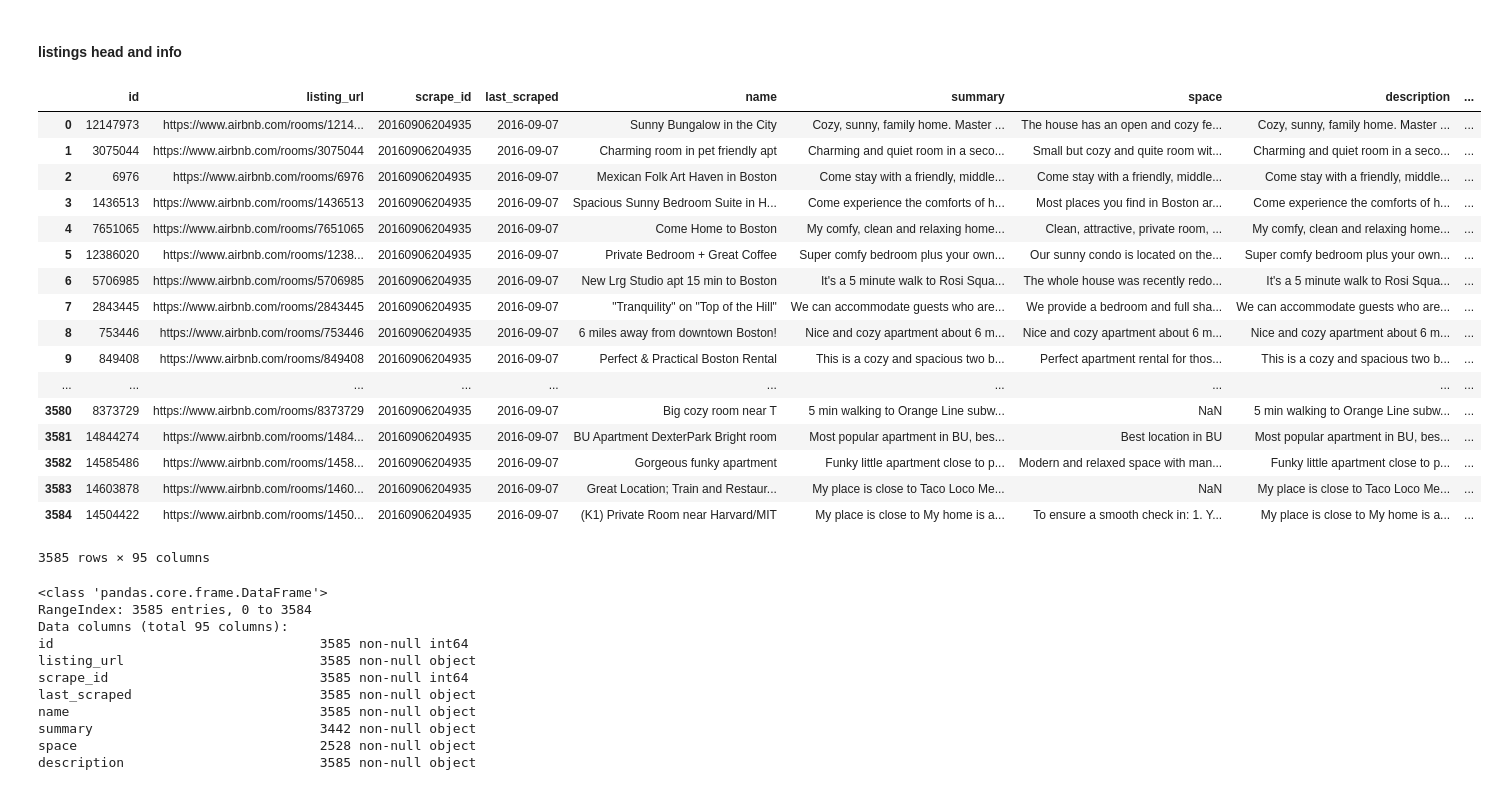
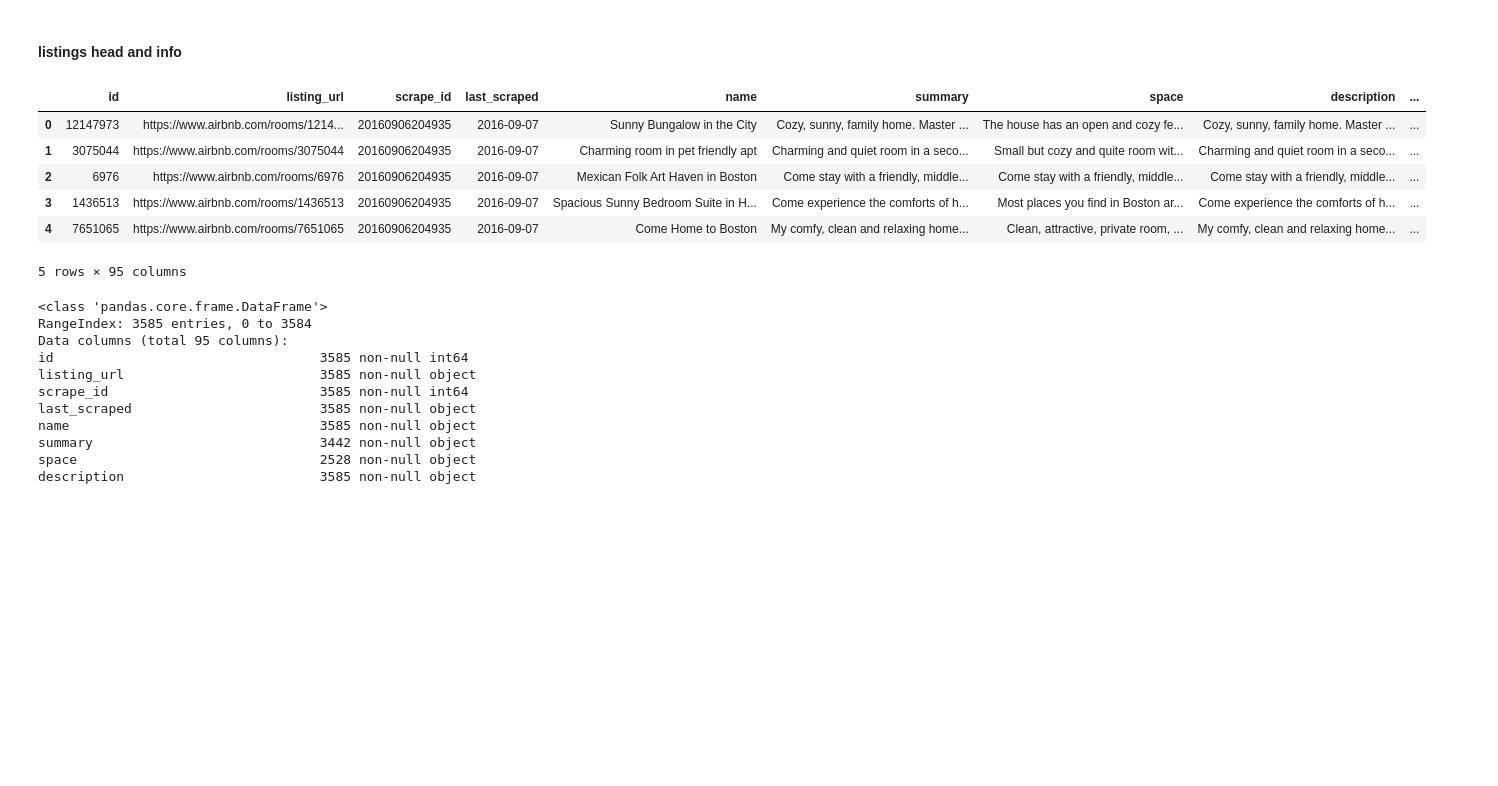
Before and after one commit to ahmedserag2/Airbnb-data-boston-seattle, a Jupyter notebook: boston/boston.ipynb, the cells around one changed output. Saved outputs shown, nothing was run; the diff lists cells and outputs as text; code cells hidden in the pictures; blank space fills up the shorter version.

```diff
--- a/boston/boston.ipynb
+++ b/boston/boston.ipynb
@@ -32,26 +29,15 @@ memory usage: 39.9+ MB
 #### listings head and info
 # %%
 listings_df = pd.read_csv('listings.csv')
-listings_df
+listings_df.head()
 # %% [output]
 |  | id | listing_url | scrape_id | last_scraped | name | summary | space | description | ... |
 | 0 | 12147973 | https://www.airbnb.com/rooms/1214... | 20160906204935 | 2016-09-07 | Sunny Bungalow in the City | Cozy, sunny, family home. Master ... | The house has an open and cozy fe... | Cozy, sunny, family home. Master ... | ... |
 | 1 | 3075044 | https://www.airbnb.com/rooms/3075044 | 20160906204935 | 2016-09-07 | Charming room in pet friendly apt | Charming and quiet room in a seco... | Small but cozy and quite room wit... | Charming and quiet room in a seco... | ... |
 | 2 | 6976 | https://www.airbnb.com/rooms/6976 | 20160906204935 | 2016-09-07 | Mexican Folk Art Haven in Boston | Come stay with a friendly, middle... | Come stay with a friendly, middle... | Come stay with a friendly, middle... | ... |
 | 3 | 1436513 | https://www.airbnb.com/rooms/1436513 | 20160906204935 | 2016-09-07 | Spacious Sunny Bedroom Suite in H... | Come experience the comforts of h... | Most places you find in Boston ar... | Come experience the comforts of h... | ... |
 | 4 | 7651065 | https://www.airbnb.com/rooms/7651065 | 20160906204935 | 2016-09-07 | Come Home to Boston | My comfy, clean and relaxing home... | Clean, attractive, private room, ... | My comfy, clean and relaxing home... | ... |
-| 5 | 12386020 | https://www.airbnb.com/rooms/1238... | 20160906204935 | 2016-09-07 | Private Bedroom + Great Coffee | Super comfy bedroom plus your own... | Our sunny condo is located on the... | Super comfy bedroom plus your own... | ... |
-| 6 | 5706985 | https://www.airbnb.com/rooms/5706985 | 20160906204935 | 2016-09-07 | New Lrg Studio apt 15 min to Boston | It's a 5 minute walk to Rosi Squa... | The whole house was recently redo... | It's a 5 minute walk to Rosi Squa... | ... |
-| 7 | 2843445 | https://www.airbnb.com/rooms/2843445 | 20160906204935 | 2016-09-07 | "Tranquility" on "Top of the Hill" | We can accommodate guests who are... | We provide a bedroom and full sha... | We can accommodate guests who are... | ... |
-| 8 | 753446 | https://www.airbnb.com/rooms/753446 | 20160906204935 | 2016-09-07 | 6 miles away from downtown Boston! | Nice and cozy apartment about 6 m... | Nice and cozy apartment about 6 m... | Nice and cozy apartment about 6 m... | ... |
-| 9 | 849408 | https://www.airbnb.com/rooms/849408 | 20160906204935 | 2016-09-07 | Perfect & Practical Boston Rental | This is a cozy and spacious two b... | Perfect apartment rental for thos... | This is a cozy and spacious two b... | ... |
-| ... | ... | ... | ... | ... | ... | ... | ... | ... | ... |
-| 3580 | 8373729 | https://www.airbnb.com/rooms/8373729 | 20160906204935 | 2016-09-07 | Big cozy room near T | 5 min walking to Orange Line subw... | NaN | 5 min walking to Orange Line subw... | ... |
-| 3581 | 14844274 | https://www.airbnb.com/rooms/1484... | 20160906204935 | 2016-09-07 | BU Apartment DexterPark Bright room | Most popular apartment in BU, bes... | Best location in BU | Most popular apartment in BU, bes... | ... |
-| 3582 | 14585486 | https://www.airbnb.com/rooms/1458... | 20160906204935 | 2016-09-07 | Gorgeous funky apartment | Funky little apartment close to p... | Modern and relaxed space with man... | Funky little apartment close to p... | ... |
-| 3583 | 14603878 | https://www.airbnb.com/rooms/1460... | 20160906204935 | 2016-09-07 | Great Location; Train and Restaur... | My place is close to Taco Loco Me... | NaN | My place is close to Taco Loco Me... | ... |
-| 3584 | 14504422 | https://www.airbnb.com/rooms/1450... | 20160906204935 | 2016-09-07 | (K1) Private Room near Harvard/MIT | My place is close to My home is a... | To ensure a smooth check in: 1. Y... | My place is close to My home is a... | ... |
-3585 rows × 95 columns
+5 rows × 95 columns
 # %%
 listings_df.info()
 # %% [output]
```
Also changed, not shown: parts of 32 cells of this notebook.
